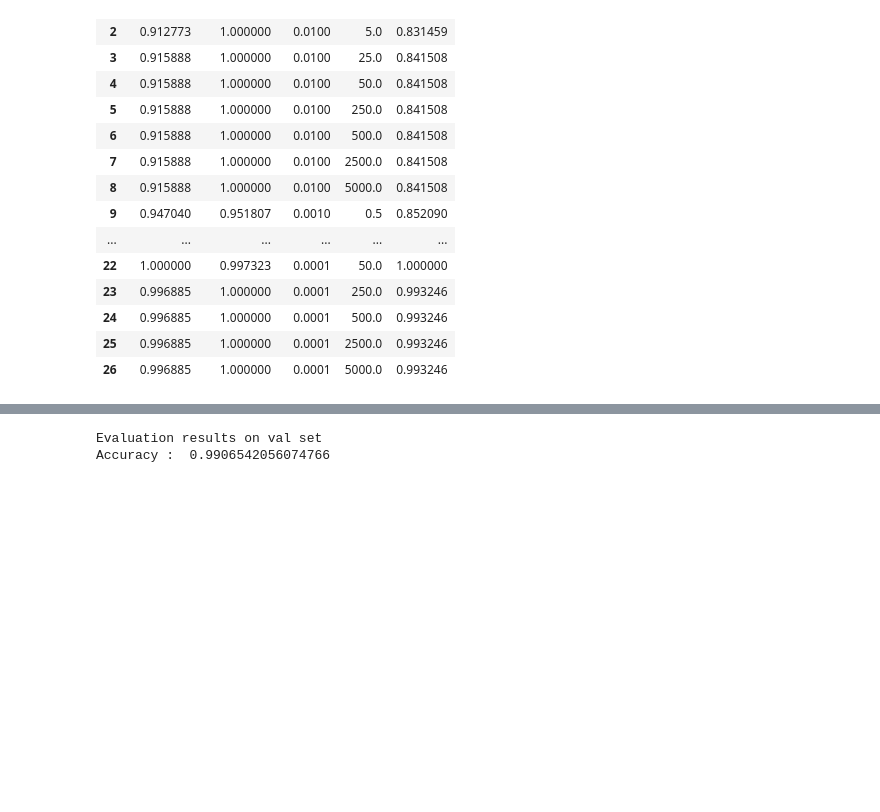
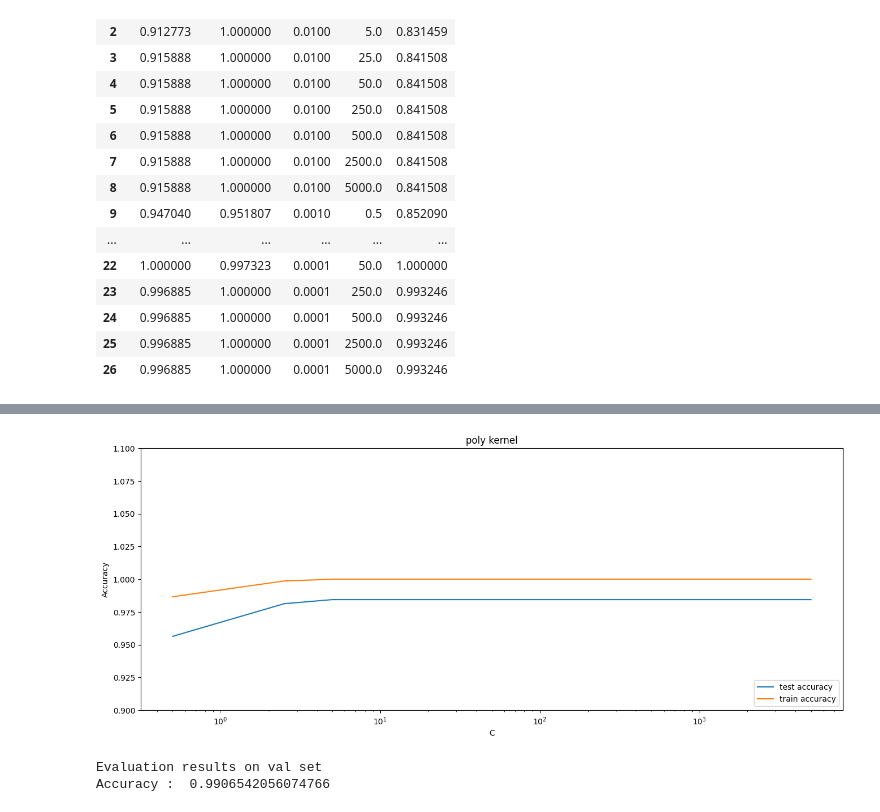
Before and after one commit to vinhvucsau/Trafic_Sign_Detection, a Jupyter notebook: Traffic-Sign-Detection.ipynb, the cells around one changed output, grey strips where cells are left out. Cells and saved outputs as stored; diff of their text form; code cells hidden in the pictures; blank space fills up the shorter version.

```diff
--- a/Traffic-Sign-Detection.ipynb
+++ b/Traffic-Sign-Detection.ipynb
@@ -246,3 +292,23 @@ plt.show()
+# %%
+
+
+# # plotting
+plt.figure(figsize=(16,6))
+
+
+
+plt.plot(cv_results_poly["C"], cv_results_poly["score_test"])
+plt.plot(cv_results_poly["C"], cv_results_poly["score_train"])
+plt.xlabel('C')
+plt.ylabel('Accuracy')
+plt.title("poly kernel")
+plt.ylim([0.9, 1.1])
+plt.legend(['test accuracy', 'train accuracy'], loc='lower right')
+plt.xscale('log')
+
+plt.show()
+# %% [output]
+[figure, added]
 # %%
 clf = SVC(kernel ='rbf',random_state = random_state ,
           probability =True ,C =10) # lấy probability =True để xài đuọc hàm predic prob để lấy tỉ lệ của từng label
```
Also changed, not shown: parts of 3 cells of this notebook.
